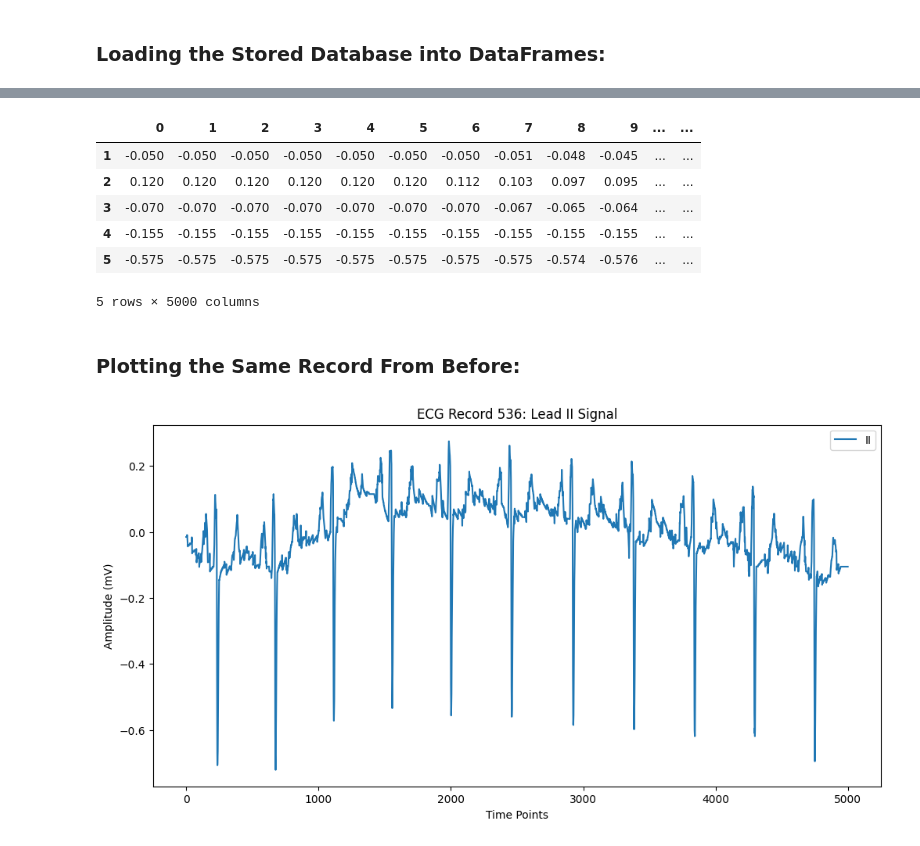
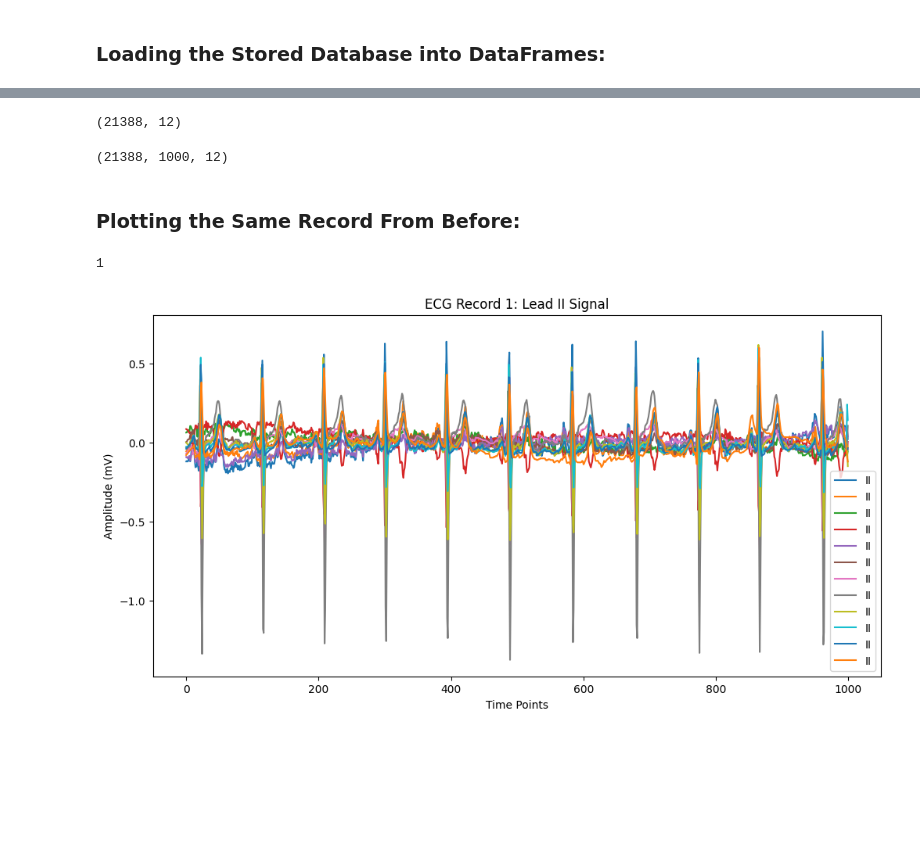
Before and after one commit to Aaron-Loera/Multilabel-ECG-Classification, a Jupyter notebook: Preprocessing.ipynb, the cells around one changed output, grey strips where cells are left out. Drawn from its saved outputs; the diff is of its cells as text; code cells hidden in the pictures; blank space fills up the shorter version.

```diff
--- a/Preprocessing.ipynb
+++ b/Preprocessing.ipynb
@@ -381,7 +361,7 @@ S
 # %% [markdown]
 ### Loading the Stored Database into DataFrames:
 # %%
-def load_database(file_path: str) -> tuple[pd.DataFrame, pd.DataFrame]:
+def load_database(file_path: str) -> tuple[pd.DataFrame, np.ndarray]:
     '''
     Loads a compressed ".npz" database from the specified path. Two identically indexed DataFrames are returned.
 
@@ -389,8 +369,7 @@ def load_database(file_path: str) -> tuple[pd.DataFrame, pd.DataFrame]:
         file_path: The path containing the compressed ".npz" file
 
     Returns:
-        tuple: A tuple consisting of two DataFrames, one containing the PTB-XL metadata and the second containing
-        all corresponding ECG signals
+        tuple: A two-element tuple consisting of the PTB-XL metadata and the 12-lead ECG signals
     '''
     # Loading the compressed file
     database = np.load(file_path, allow_pickle=True)
@@ -414,13 +393,13 @@ def load_database(file_path: str) -> tuple[pd.DataFrame, pd.DataFrame]:
     data['fields'] = fields
 
     ptbxl_df = pd.DataFrame(data=data, index=ecg_ids)
-    signals_df = pd.DataFrame(data=signals, index=ecg_ids, dtype=float)
+    # signals_df = pd.DataFrame(data=signals, index=ecg_ids, dtype=float)
 
-    return (ptbxl_df, signals_df)
+    return (ptbxl_df, signals)
 # %%
-npz_path = r'Processed Datasets\processed_dataset.npz'
+npz_path = r'Processed Datasets\processed_dataset_12_lead_lr.npz'
 # %%
-ptbxl_df, signals_df = load_database(npz_path)
+ptbxl_df, signals = load_database(npz_path)
 # %%
 ptbxl_df.head()
 # %% [output]
@@ -433,19 +412,20 @@ ptbxl_df.head()
+# %%
+ptbxl_df.shape
+# %% [output]
+(21388, 12)
 # %%
-signals_df.head()
+signals.shape
 # %% [output]
-|  | 0 | 1 | 2 | 3 | 4 | 5 | 6 | 7 | 8 | 9 | ... | ... |
-| 1 | -0.050 | -0.050 | -0.050 | -0.050 | -0.050 | -0.050 | -0.050 | -0.051 | -0.048 | -0.045 | ... | ... |
-| 2 | 0.120 | 0.120 | 0.120 | 0.120 | 0.120 | 0.120 | 0.112 | 0.103 | 0.097 | 0.095 | ... | ... |
-| 3 | -0.070 | -0.070 | -0.070 | -0.070 | -0.070 | -0.070 | -0.070 | -0.067 | -0.065 | -0.064 | ... | ... |
-| 4 | -0.155 | -0.155 | -0.155 | -0.155 | -0.155 | -0.155 | -0.155 | -0.155 | -0.155 | -0.155 | ... | ... |
-| 5 | -0.575 | -0.575 | -0.575 | -0.575 | -0.575 | -0.575 | -0.575 | -0.575 | -0.574 | -0.576 | ... | ... |
-5 rows × 5000 columns
+(21388, 1000, 12)
 # %% [markdown]
 ### Plotting the Same Record From Before:
+# %%
+ptbxl_df.index[0]
+# %% [output]
+1
 # %%
-record_signals = signals_df.loc[ecg_id, :]
-record_fields = ptbxl_df.loc[ecg_id, 'fields']
+record_signals = signals[0]
 # %%
-plot_signal(ecg_id, record_signals, record_fields)
+plot_signal(ecg_id, record_signals)
 # %% [output]
-[figure, old version]
+[figure, new version]
```
Also changed, not shown: parts of 12 cells of this notebook, 46 other files.
